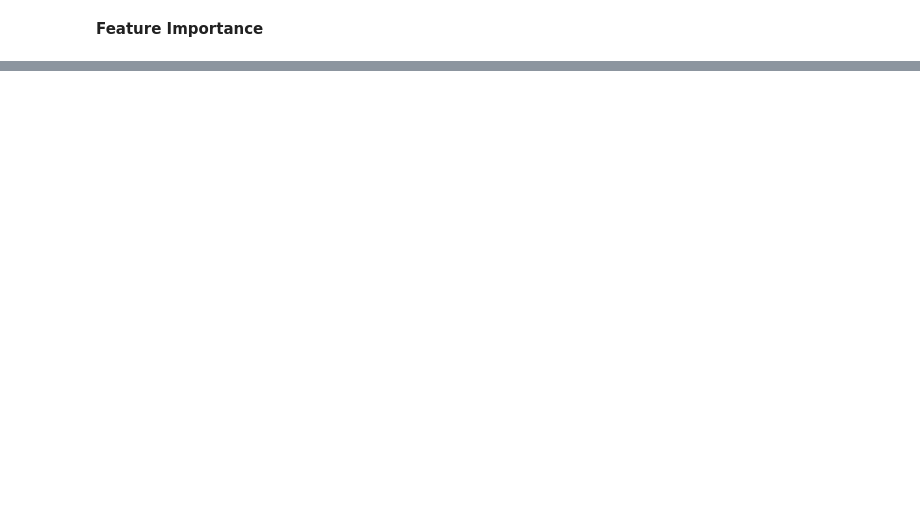
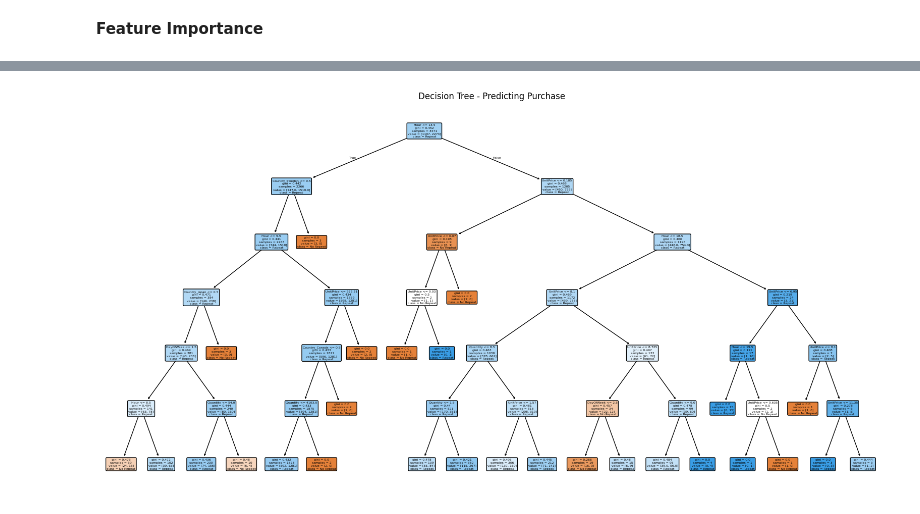
Before and after one commit to Tanvi54/PRODIGY_DS_03, a Jupyter notebook: Prodigy_DS_Task03.ipynb, the cells around one changed output, grey strips where cells are left out. Saved outputs shown, nothing was run; the diff lists cells and outputs as text; code cells hidden in the pictures; blank space fills up the shorter version.

```diff
--- a/Prodigy_DS_Task03.ipynb
+++ b/Prodigy_DS_Task03.ipynb
@@ -172,0 +134,8 @@ plt.show()
+# %%
+# Step 10: Visualize Decision Tree
+plt.figure(figsize=(20, 10))
+plot_tree(clf, feature_names=features.columns, class_names=["No Repeat", "Repeat"], filled=True, rounded=True)
+plt.title("Decision Tree - Predicting Purchase")
+plt.show()
+# %% [output]
+[figure, added]
```
Also changed, not shown: parts of 27 cells of this notebook.
